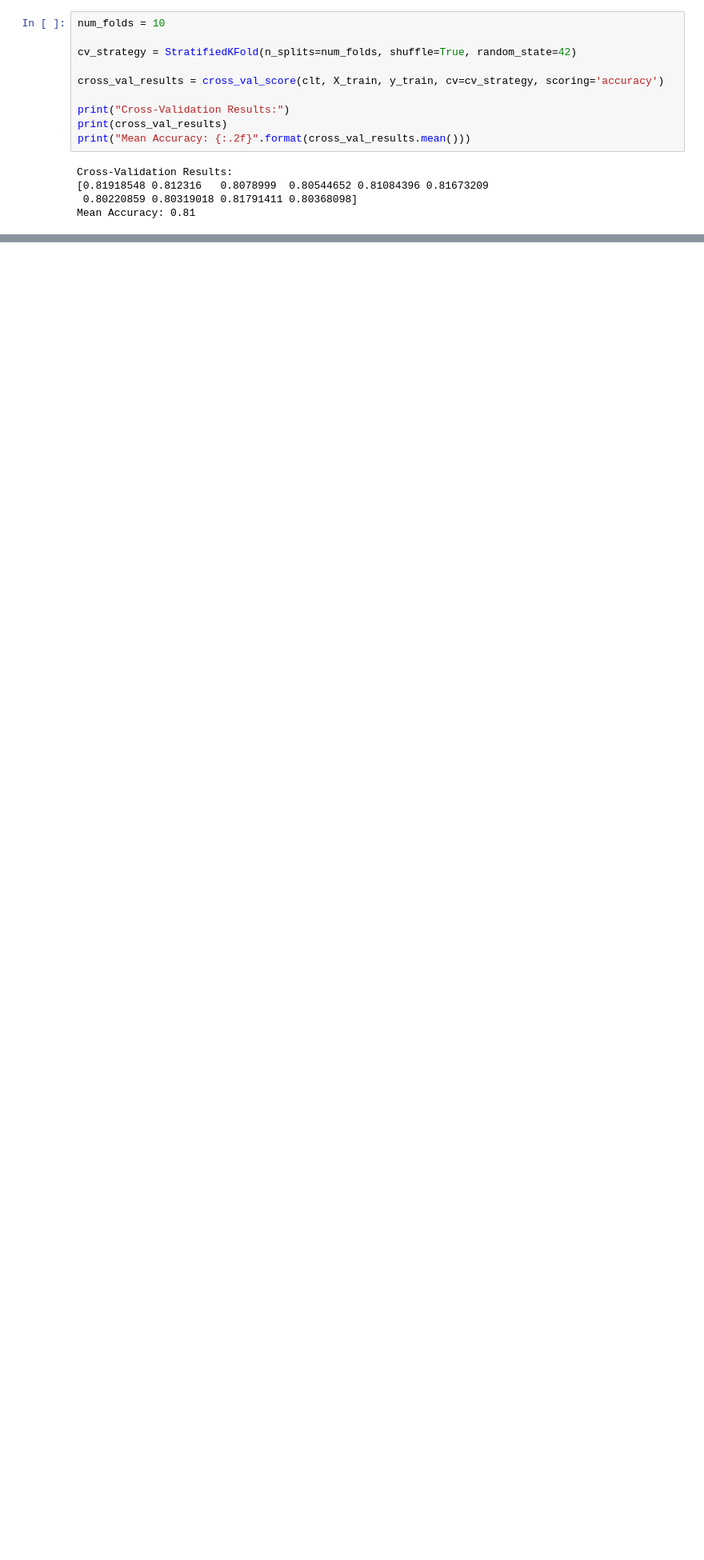
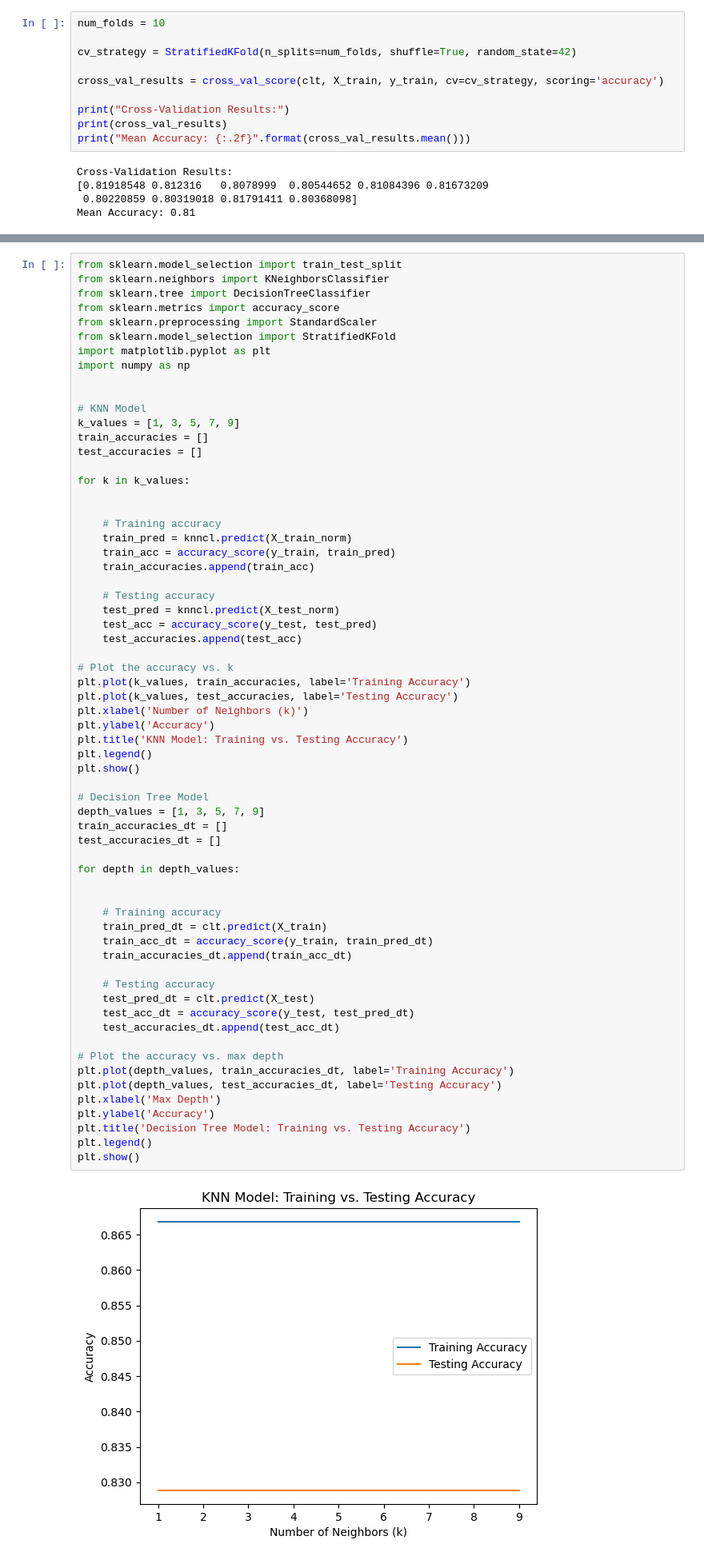
Before and after one commit to ChanukaDil/Bank_Loan_Predict, a Jupyter notebook: Project.ipynb, the cells around one changed output, grey strips where cells are left out. Shown at 80% size. Saved outputs shown, nothing was run; the diff lists cells and outputs as text; blank space fills up the shorter version.

```diff
--- a/Project.ipynb
+++ b/Project.ipynb
@@ -677,3 +677,69 @@ plt.show()
 Accuracy (KNN): 0.83
 Accuracy (Decision Tree): 0.82
 [figure]
+# %%
+from sklearn.model_selection import train_test_split
+from sklearn.neighbors import KNeighborsClassifier
+from sklearn.tree import DecisionTreeClassifier
+from sklearn.metrics import accuracy_score
+from sklearn.preprocessing import StandardScaler
+from sklearn.model_selection import StratifiedKFold
+import matplotlib.pyplot as plt
+import numpy as np
+
+
+# KNN Model
+k_values = [1, 3, 5, 7, 9]
+train_accuracies = []
+test_accuracies = []
+
+for k in k_values:
+
+
+    # Training accuracy
+    train_pred = knncl.predict(X_train_norm)
+    train_acc = accuracy_score(y_train, train_pred)
+    train_accuracies.append(train_acc)
+
+    # Testing accuracy
+    test_pred = knncl.predict(X_test_norm)
+    test_acc = accuracy_score(y_test, test_pred)
+    test_accuracies.append(test_acc)
+
+# Plot the accuracy vs. k
+plt.plot(k_values, train_accuracies, label='Training Accuracy')
+plt.plot(k_values, test_accuracies, label='Testing Accuracy')
+plt.xlabel('Number of Neighbors (k)')
+plt.ylabel('Accuracy')
+plt.title('KNN Model: Training vs. Testing Accuracy')
+plt.legend()
+plt.show()
+
+# Decision Tree Model
+depth_values = [1, 3, 5, 7, 9]
+train_accuracies_dt = []
+test_accuracies_dt = []
+
+for depth in depth_values:
+
+
+    # Training accuracy
+    train_pred_dt = clt.predict(X_train)
+    train_acc_dt = accuracy_score(y_train, train_pred_dt)
+    train_accuracies_dt.append(train_acc_dt)
+
+    # Testing accuracy
+    test_pred_dt = clt.predict(X_test)
+    test_acc_dt = accuracy_score(y_test, test_pred_dt)
+    test_accuracies_dt.append(test_acc_dt)
+
+# Plot the accuracy vs. max depth
+plt.plot(depth_values, train_accuracies_dt, label='Training Accuracy')
+plt.plot(depth_values, test_accuracies_dt, label='Testing Accuracy')
+plt.xlabel('Max Depth')
+plt.ylabel('Accuracy')
+plt.title('Decision Tree Model: Training vs. Testing Accuracy')
+plt.legend()
+plt.show()
+# %% [output]
+[figure, added]
```
Also changed, not shown: parts of 2 cells of this notebook.
